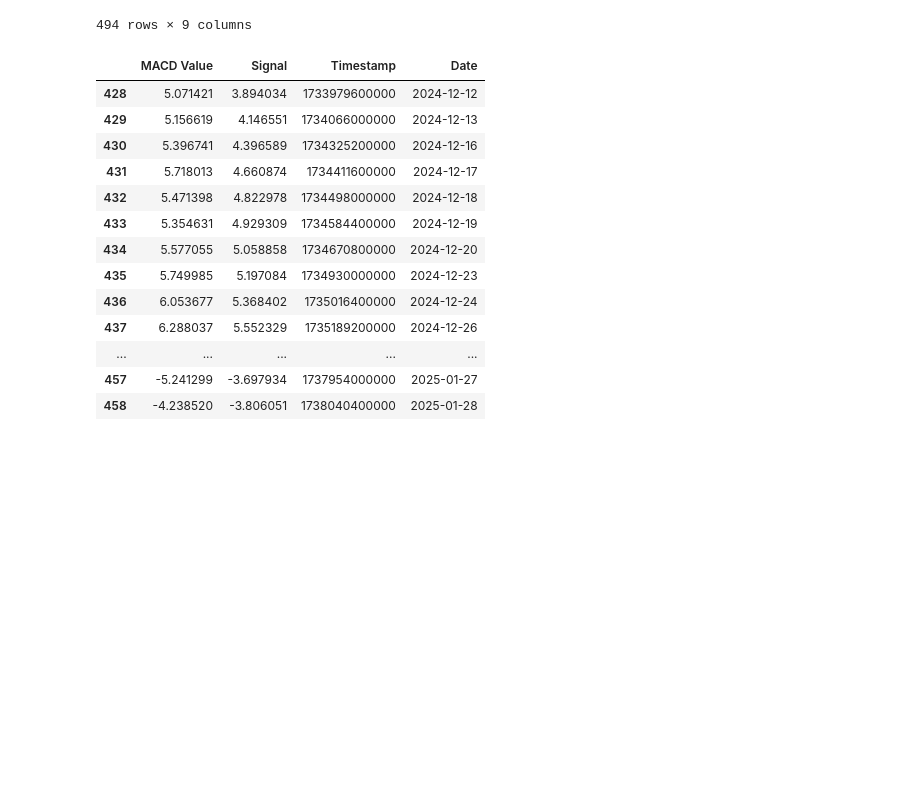
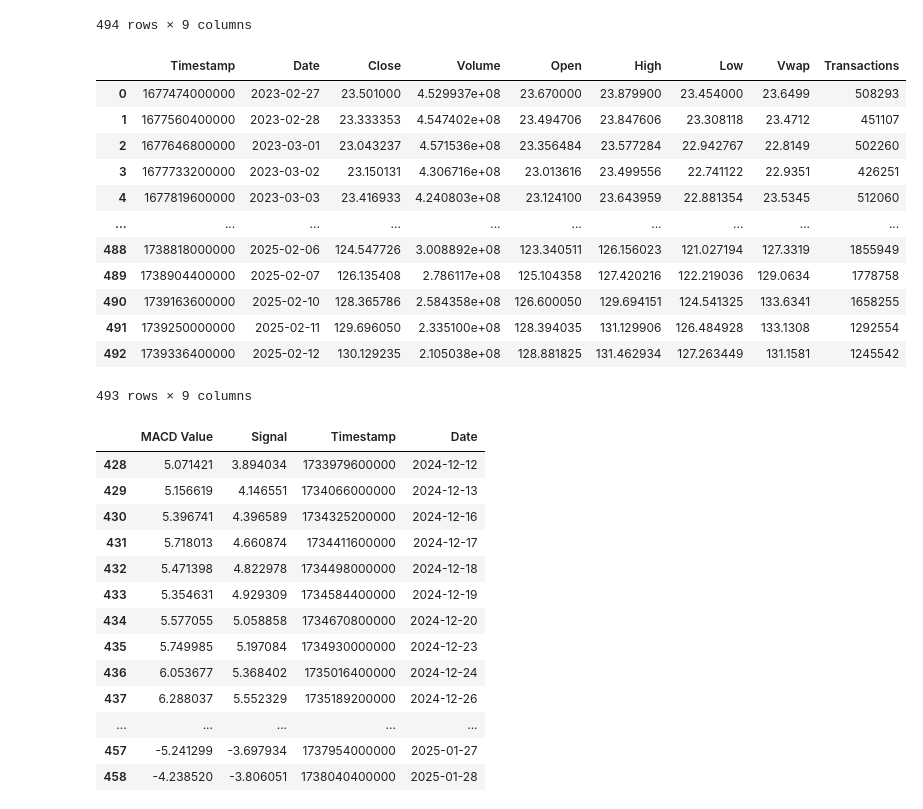
Before and after one commit to Justin-Pascua/PIC16B-Group-E, a Jupyter notebook: Polygon_API.ipynb, the cells around one changed output. Drawn from its saved outputs; the diff is of its cells as text; code cells hidden in the pictures; blank space fills up the shorter version.

```diff
--- a/Polygon_API.ipynb
+++ b/Polygon_API.ipynb
@@ -138,3 +149,22 @@ df
+# %%
+# Example of single_stock_table
+df = single_stock_table('NVDA', '2022-08-01', '2025-02-12')
+df = exponential_smoothing(0.3, df)
+df
+# %% [output]
+|  | Timestamp | Date | Close | Volume | Open | High | Low | Vwap | Transactions |
+| 0 | 1677474000000 | 2023-02-27 | 23.501000 | 4.529937e+08 | 23.670000 | 23.879900 | 23.454000 | 23.6499 | 508293 |
+| 1 | 1677560400000 | 2023-02-28 | 23.333353 | 4.547402e+08 | 23.494706 | 23.847606 | 23.308118 | 23.4712 | 451107 |
+| 2 | 1677646800000 | 2023-03-01 | 23.043237 | 4.571536e+08 | 23.356484 | 23.577284 | 22.942767 | 22.8149 | 502260 |
+| 3 | 1677733200000 | 2023-03-02 | 23.150131 | 4.306716e+08 | 23.013616 | 23.499556 | 22.741122 | 22.9351 | 426251 |
+| 4 | 1677819600000 | 2023-03-03 | 23.416933 | 4.240803e+08 | 23.124100 | 23.643959 | 22.881354 | 23.5345 | 512060 |
+| ... | ... | ... | ... | ... | ... | ... | ... | ... | ... |
+| 488 | 1738818000000 | 2025-02-06 | 124.547726 | 3.008892e+08 | 123.340511 | 126.156023 | 121.027194 | 127.3319 | 1855949 |
+| 489 | 1738904400000 | 2025-02-07 | 126.135408 | 2.786117e+08 | 125.104358 | 127.420216 | 122.219036 | 129.0634 | 1778758 |
+| 490 | 1739163600000 | 2025-02-10 | 128.365786 | 2.584358e+08 | 126.600050 | 129.694151 | 124.541325 | 133.6341 | 1658255 |
+| 491 | 1739250000000 | 2025-02-11 | 129.696050 | 2.335100e+08 | 128.394035 | 131.129906 | 126.484928 | 133.1308 | 1292554 |
+| 492 | 1739336400000 | 2025-02-12 | 130.129235 | 2.105038e+08 | 128.881825 | 131.462934 | 127.263449 | 131.1581 | 1245542 |
+493 rows × 9 columns
 # %%
 def fetch_macd(stock_ticker, start_date, end_date, short_window = 12, long_window = 26, signal_window = 9):
     """
```
Also changed, not shown: parts of 5 cells of this notebook.
